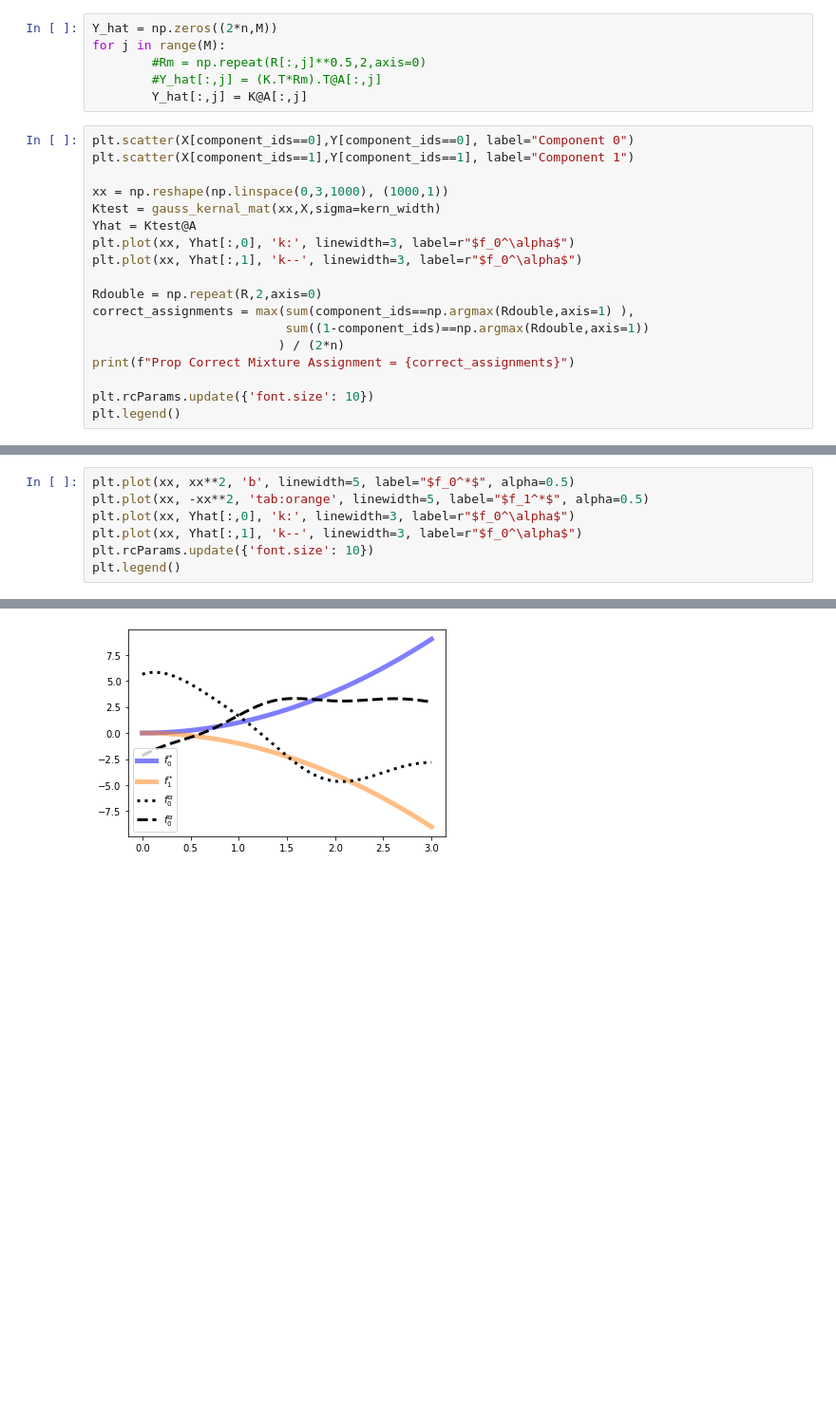
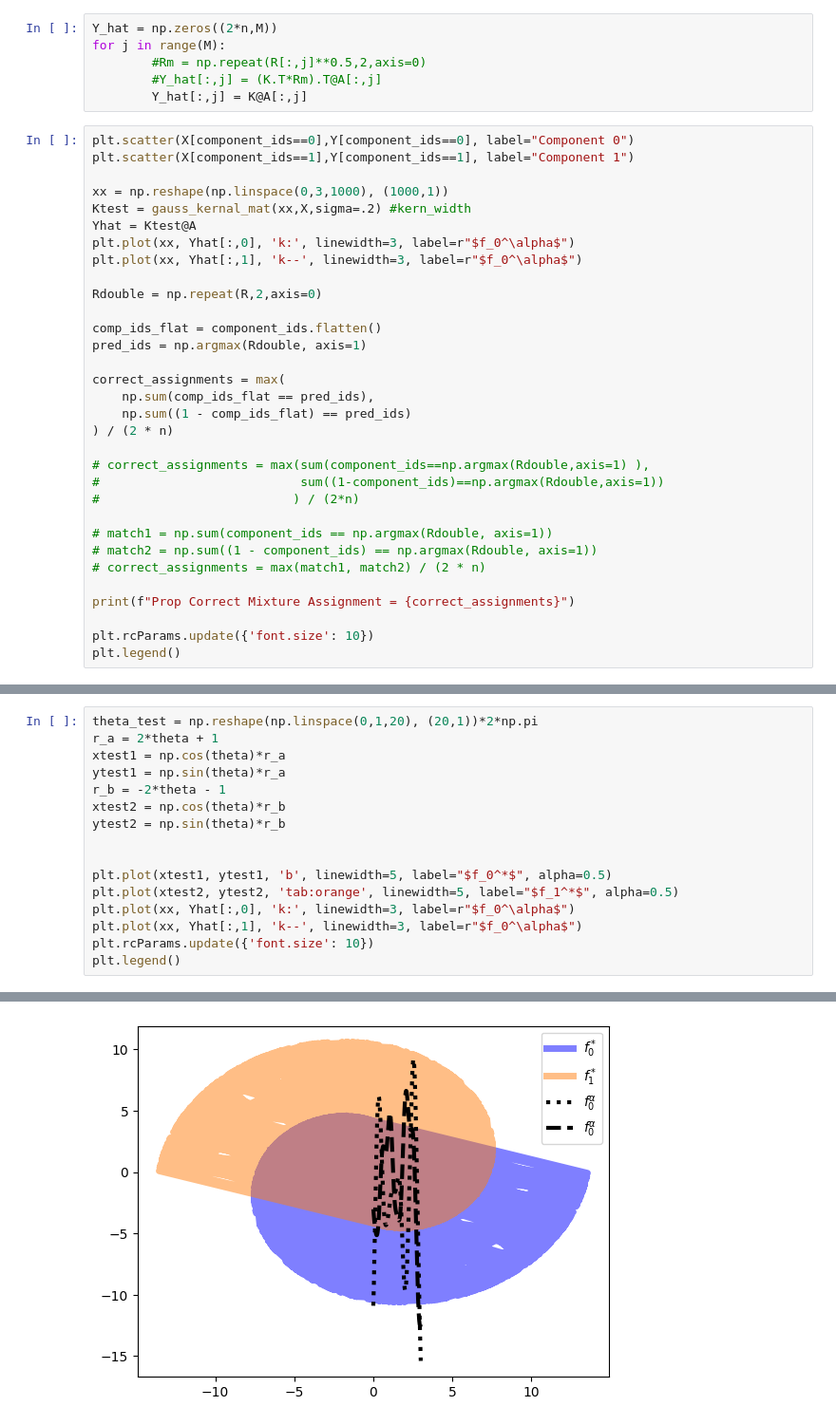
Before and after one commit to alex-ritchie/MNR, a Jupyter notebook: Spiral Example.ipynb, the cells around one changed output, grey strips where cells are left out. Shown at 95% size. Drawn from its saved outputs; the diff is of its cells as text; blank space fills up the shorter version.

```diff
--- a/Spiral Example.ipynb
+++ b/Spiral Example.ipynb
@@ -143,15 +143,29 @@ plt.scatter(X[component_ids==0],Y[component_ids==0], label="Component 0")
 plt.scatter(X[component_ids==1],Y[component_ids==1], label="Component 1")
 
 xx = np.reshape(np.linspace(0,3,1000), (1000,1))
-Ktest = gauss_kernal_mat(xx,X,sigma=kern_width)
+Ktest = gauss_kernal_mat(xx,X,sigma=.2) #kern_width
 Yhat = Ktest@A
 plt.plot(xx, Yhat[:,0], 'k:', linewidth=3, label=r"$f_0^\alpha$")
 plt.plot(xx, Yhat[:,1], 'k--', linewidth=3, label=r"$f_0^\alpha$")
 
 Rdouble = np.repeat(R,2,axis=0)
-correct_assignments = max(sum(component_ids==np.argmax(Rdouble,axis=1) ),
-                          sum((1-component_ids)==np.argmax(Rdouble,axis=1))
-                         ) / (2*n)
+
+comp_ids_flat = component_ids.flatten()
+pred_ids = np.argmax(Rdouble, axis=1)
+
+correct_assignments = max(
+    np.sum(comp_ids_flat == pred_ids),
+    np.sum((1 - comp_ids_flat) == pred_ids)
+) / (2 * n)
+
+# correct_assignments = max(sum(component_ids==np.argmax(Rdouble,axis=1) ),
+#                           sum((1-component_ids)==np.argmax(Rdouble,axis=1))
+#                          ) / (2*n)
+
+# match1 = np.sum(component_ids == np.argmax(Rdouble, axis=1))
+# match2 = np.sum((1 - component_ids) == np.argmax(Rdouble, axis=1))
+# correct_assignments = max(match1, match2) / (2 * n)
+
 print(f"Prop Correct Mixture Assignment = {correct_assignments}")
 
 plt.rcParams.update({'font.size': 10})
@@ -162,13 +177,22 @@ ValueError: The truth value of an array with more than one element is ambiguous.
 # %%
-plt.plot(xx, xx**2, 'b', linewidth=5, label="$f_0^*$", alpha=0.5)
-plt.plot(xx, -xx**2, 'tab:orange', linewidth=5, label="$f_1^*$", alpha=0.5)
+theta_test = np.reshape(np.linspace(0,1,20), (20,1))*2*np.pi
+r_a = 2*theta + 1
+xtest1 = np.cos(theta)*r_a
+ytest1 = np.sin(theta)*r_a
+r_b = -2*theta - 1
+xtest2 = np.cos(theta)*r_b
+ytest2 = np.sin(theta)*r_b
+
+
+plt.plot(xtest1, ytest1, 'b', linewidth=5, label="$f_0^*$", alpha=0.5)
+plt.plot(xtest2, ytest2, 'tab:orange', linewidth=5, label="$f_1^*$", alpha=0.5)
 plt.plot(xx, Yhat[:,0], 'k:', linewidth=3, label=r"$f_0^\alpha$")
 plt.plot(xx, Yhat[:,1], 'k--', linewidth=3, label=r"$f_0^\alpha$")
 plt.rcParams.update({'font.size': 10})
 plt.legend()
 # %% [output]
 <matplotlib.legend.Legend at 0x...>
-[figure, old version]
+[figure, new version]
 # %%
 Rdouble = np.repeat(R,2,axis=0)
 plt.scatter(X[np.argmax(Rdouble,axis=1)==0],Y_hat[np.argmax(Rdouble,axis=1)==0,0])
```
Also changed, not shown: parts of 7 cells of this notebook, 13 other files.
